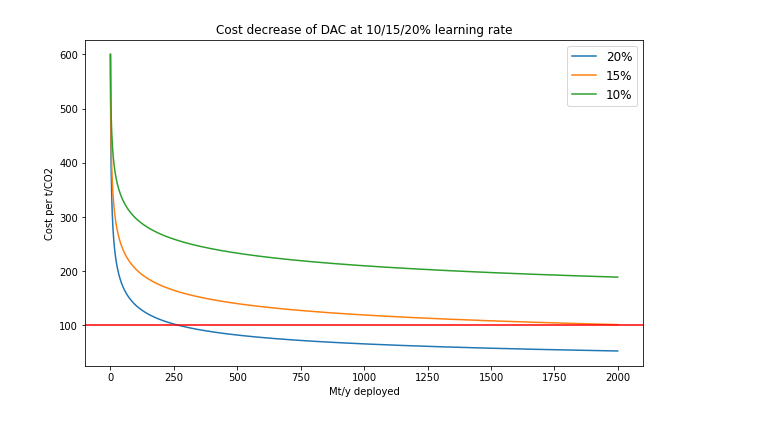
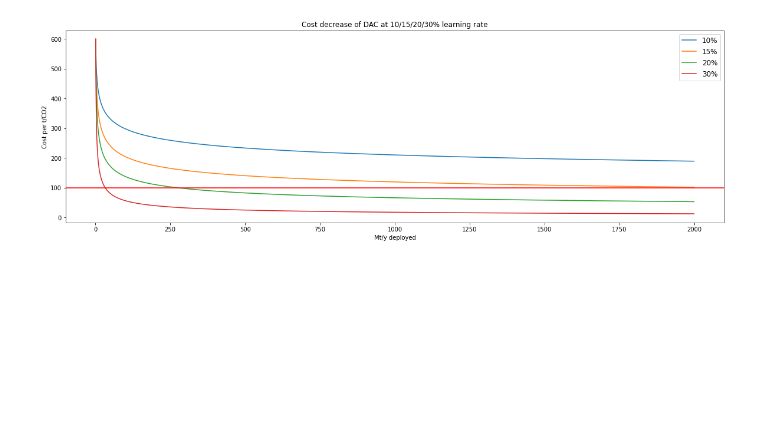
Before and after one commit to thimomerke/carbon-removal-technologies-potential-cost, a Jupyter notebook: dac-learning.ipynb, the cells around one changed output. Cells and saved outputs as stored; diff of their text form; code cells hidden in the pictures; blank space fills up the shorter version.

```diff
--- a/dac-learning.ipynb
+++ b/dac-learning.ipynb
@@ -5,22 +5,23 @@ import seaborn as sns
 from matplotlib import pyplot as plt
 # %%
 x = np.arange(1, 2000)
-a = 2
-b = 9
-c = 10
-y1 = 600*(x**(-0.32))
+y1 = 600*(x**(-0.152))
 y2 = 600*(x**(-0.234))
-y3 = 600*(x**(-0.152))
+y3 = 600*(x**(-0.32))
+y4 = 600*(x**(-0.515))
 
-plt.figure(figsize=(10,6))
+
+
+plt.figure(figsize=(20,6))
 tw = plt.plot(x, y1)
 ft = plt.plot(x, y2)
 te = plt.plot(x, y3)
+se = plt.plot(x, y4)
 hundred = plt.axhline(y=100, color='r', linestyle='-')
-plt.title("Cost decrease of DAC at 10/15/20% learning rate")
+plt.title("Cost decrease of DAC at 10/15/20/30% learning rate")
 plt.ylabel("Cost per t/CO2")
 plt.xlabel("Mt/y deployed")
-plt.legend(['20%','15%','10%'], prop={'size':12})
+plt.legend(['10%','15%','20%','30%'], prop={'size':12})
 plt.show()
 # %% [output]
-[figure, old version]
+[figure, new version]
```
Also changed, not shown: 6 other files.
